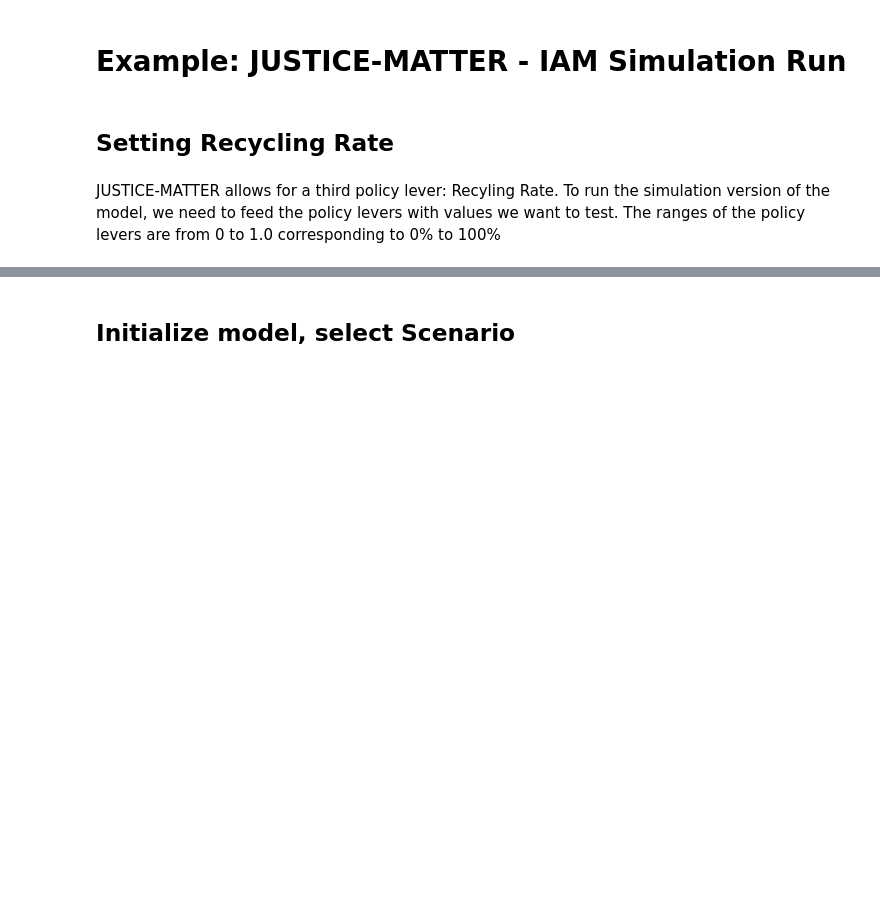
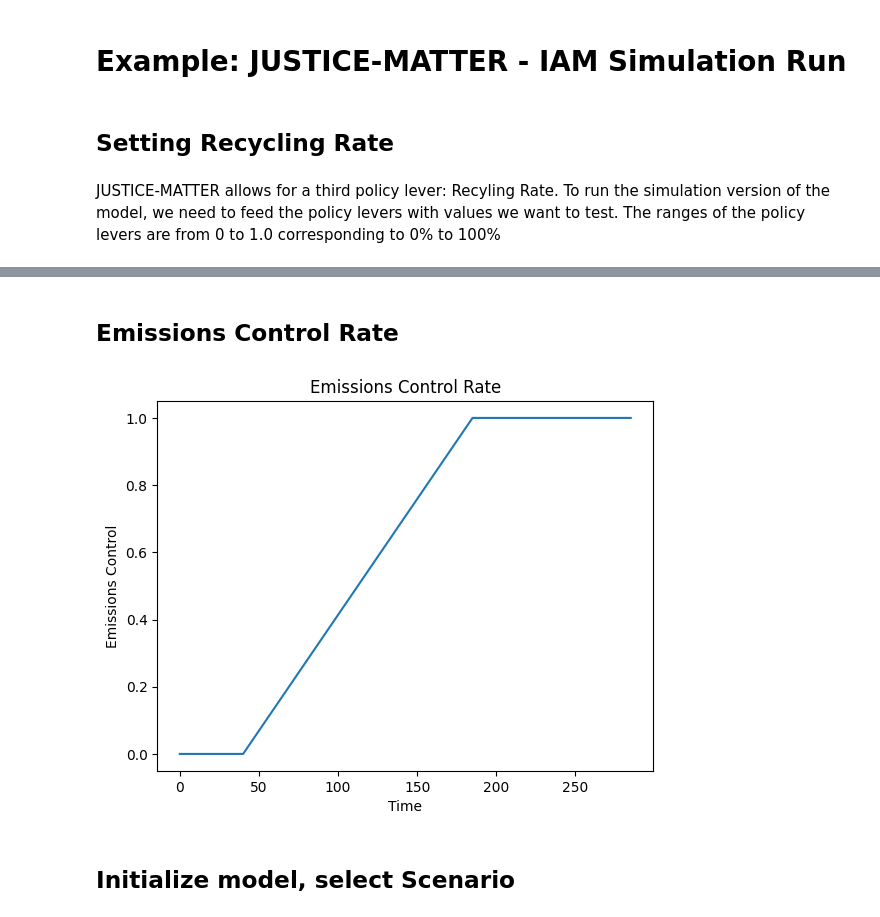
Before and after one commit to pollockDeVis/JUSTICE, a Jupyter notebook: JUSTICE-MATTER.ipynb, the cells around one changed output, grey strips where cells are left out. Saved outputs shown, nothing was run; the diff lists cells and outputs as text; code cells hidden in the pictures; blank space fills up the shorter version.

```diff
--- a/JUSTICE-MATTER.ipynb
+++ b/JUSTICE-MATTER.ipynb
@@ -27,3 +60,46 @@ PermissionError: [Errno 13] Unable to synchronously open file (unable to open fi
+# %% [markdown]
+## Emissions Control Rate
+# %%
+# Load the data
+data_loader = DataLoader()
+
+# Instantiate the TimeHorizon class
+time_horizon = TimeHorizon(start_year=2015, end_year=2300, data_timestep=5, timestep=1)
+
+#emissions control rate borrowed from emissions module
+
+#Variables to be changed/deleted later
+miu_initial = 0.0
+min_miu = 0.0 #0.0 #1.0
+min_miu_year = 2055 #9-original #8 in this model  # 2060
+max_miu = 1.0
+max_miu_year = 2200 #38-original #37 in this model #2205
+
+t_min_miu = time_horizon.year_to_timestep(min_miu_year, timestep=1)
+t_max_miu = time_horizon.year_to_timestep(max_miu_year, timestep=1)
+
+#Initialize emissions control rate
+emissions_control_rate = np.zeros((len(data_loader.REGION_LIST), len(time_horizon.model_time_horizon)))
+
+for t in range(len(time_horizon.model_time_horizon)):
+
+    if t < t_min_miu:       # Before time of transition
+        emissions_control_rate[:,t] = min_miu
+    elif t <= t_max_miu:   # Transition
+        # During the transition
+        emissions_control_rate[:, t] = min_miu + (max_miu - min_miu) * (t - t_min_miu)/(t_max_miu - t_min_miu)
+    else:                   # After the transition
+        emissions_control_rate[:, t] = max_miu
+
+
+from matplotlib import pyplot as plt
+plt.plot(emissions_control_rate[0, :])
+plt.title("Emissions Control Rate")
+plt.xlabel("Time")
+plt.ylabel("Emissions Control")
+plt.show()
+# %% [output]
+[figure, added]
 # %% [markdown]
 ## Initialize model, select Scenario
 # %%
```
Also changed, not shown: parts of 6 cells of this notebook, 1 other file.
